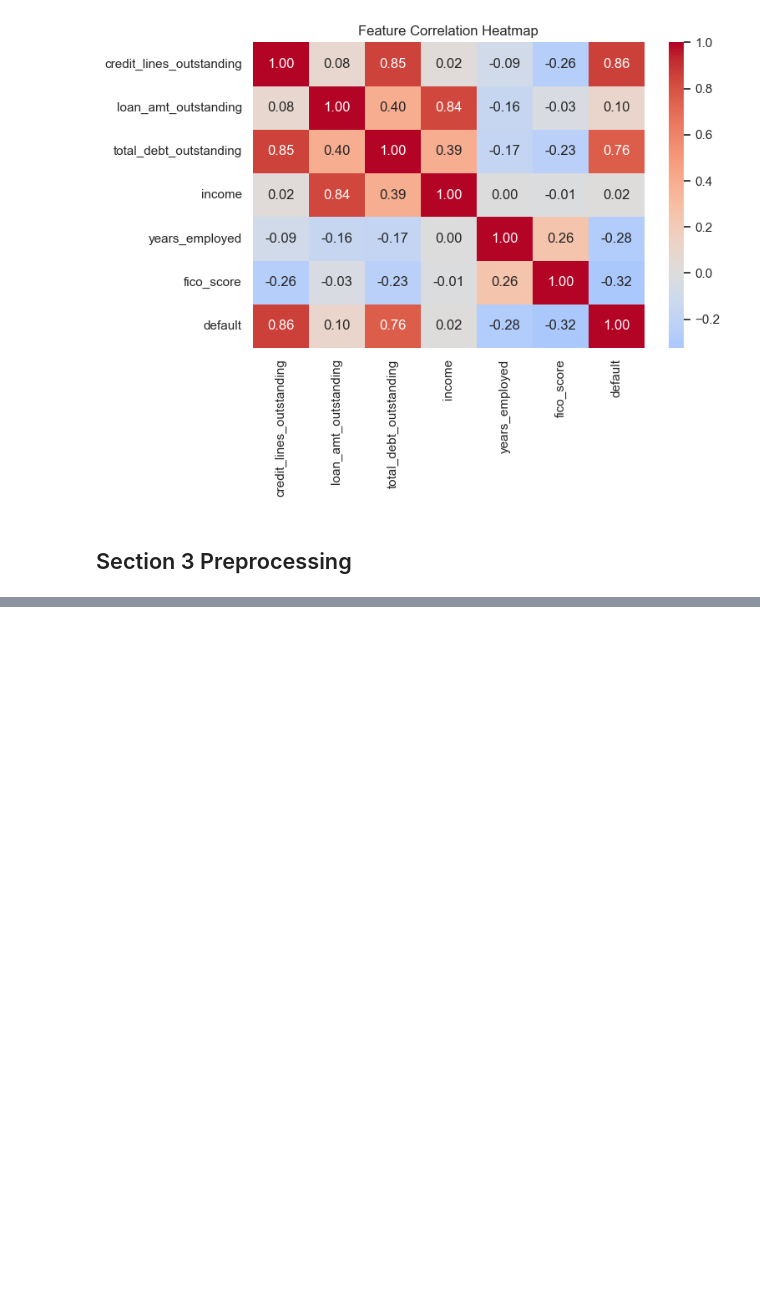
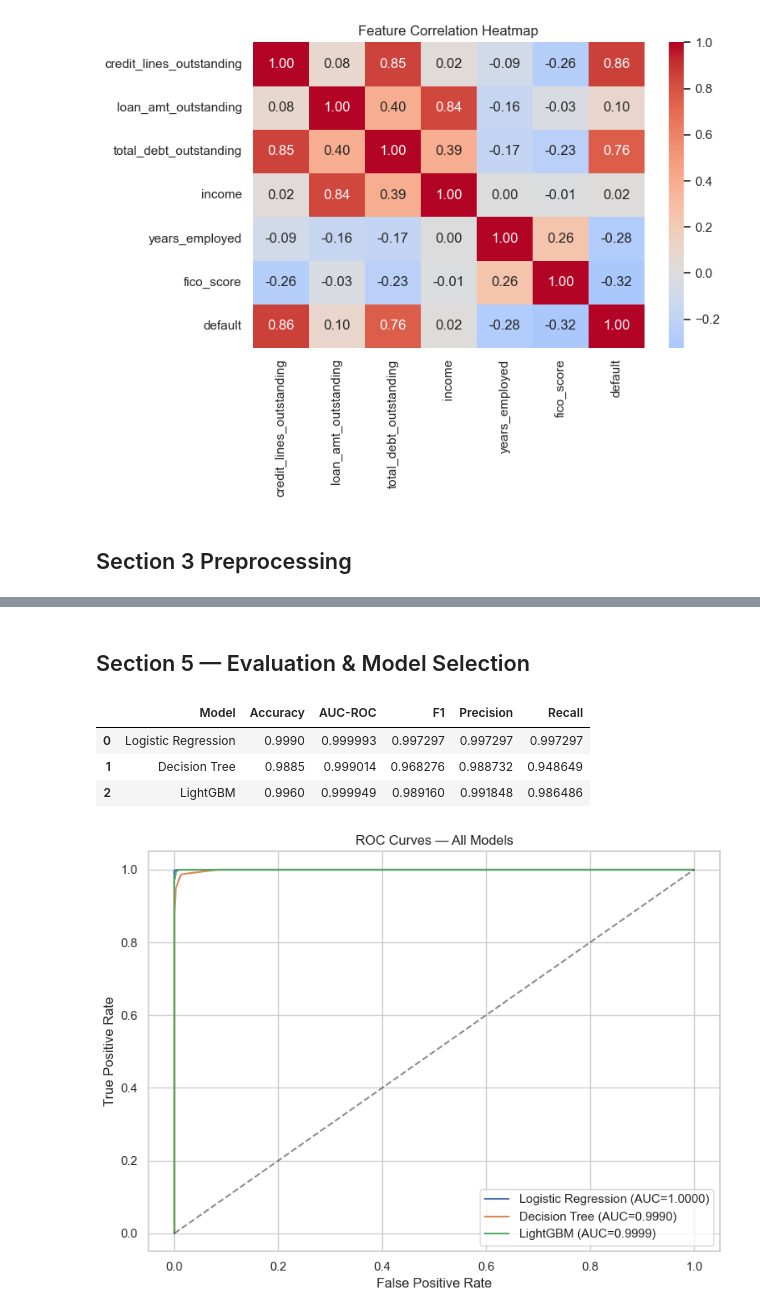
Before and after one commit to sufnad/loan-default-mlops, a Jupyter notebook: notebook.ipynb, the cells around one changed output, grey strips where cells are left out. Cells and saved outputs as stored; diff of their text form; code cells hidden in the pictures; blank space fills up the shorter version.

Commit message:
feat: add model training, evaluation, selection, and trained artifacts

```diff
--- a/notebook.ipynb
+++ b/notebook.ipynb
@@ -151,0 +295,52 @@ Scaler saved to models/scaler.pkl
+# %% [markdown]
+## Section 5 — Evaluation & Model Selection
+# %%
+# Load all 3 models
+model_lr = joblib.load(MODEL_DIR + 'logistic_regression.pkl')
+model_dt = joblib.load(MODEL_DIR + 'decision_tree.pkl')
+model_lgb = joblib.load(MODEL_DIR + 'lightgbm.pkl')
+
+models = {
+    'Logistic Regression': model_lr,
+    'Decision Tree': model_dt,
+    'LightGBM': model_lgb
+}
+
+results = []
+for name, model in models.items():
+    y_pred = model.predict(X_test)
+    y_proba = model.predict_proba(X_test)[:, 1]
+    results.append({
+        'Model': name,
+        'Accuracy': accuracy_score(y_test, y_pred),
+        'AUC-ROC': roc_auc_score(y_test, y_proba),
+        'F1': f1_score(y_test, y_pred),
+        'Precision': precision_score(y_test, y_pred),
+        'Recall': recall_score(y_test, y_pred)
+    })
+
+results_df = pd.DataFrame(results)
+results_df
+# %% [output]
+|  | Model | Accuracy | AUC-ROC | F1 | Precision | Recall |
+| 0 | Logistic Regression | 0.9990 | 0.999993 | 0.997297 | 0.997297 | 0.997297 |
+| 1 | Decision Tree | 0.9885 | 0.999014 | 0.968276 | 0.988732 | 0.948649 |
+| 2 | LightGBM | 0.9960 | 0.999949 | 0.989160 | 0.991848 | 0.986486 |
+# %%
+# ROC curves
+fig, ax = plt.subplots(figsize=(8, 6))
+for name, model in models.items():
+    y_proba = model.predict_proba(X_test)[:, 1]
+    fpr, tpr, _ = roc_curve(y_test, y_proba)
+    auc_val = roc_auc_score(y_test, y_proba)
+    ax.plot(fpr, tpr, label=f'{name} (AUC={auc_val:.4f})')
+
+ax.plot([0, 1], [0, 1], 'k--', alpha=0.5)
+ax.set_xlabel('False Positive Rate')
+ax.set_ylabel('True Positive Rate')
+ax.set_title('ROC Curves — All Models')
+ax.legend(loc='lower right')
+plt.tight_layout()
+plt.show()
+# %% [output]
+[figure, added]
```
Also changed, not shown: parts of 12 cells of this notebook, 6 other files.
